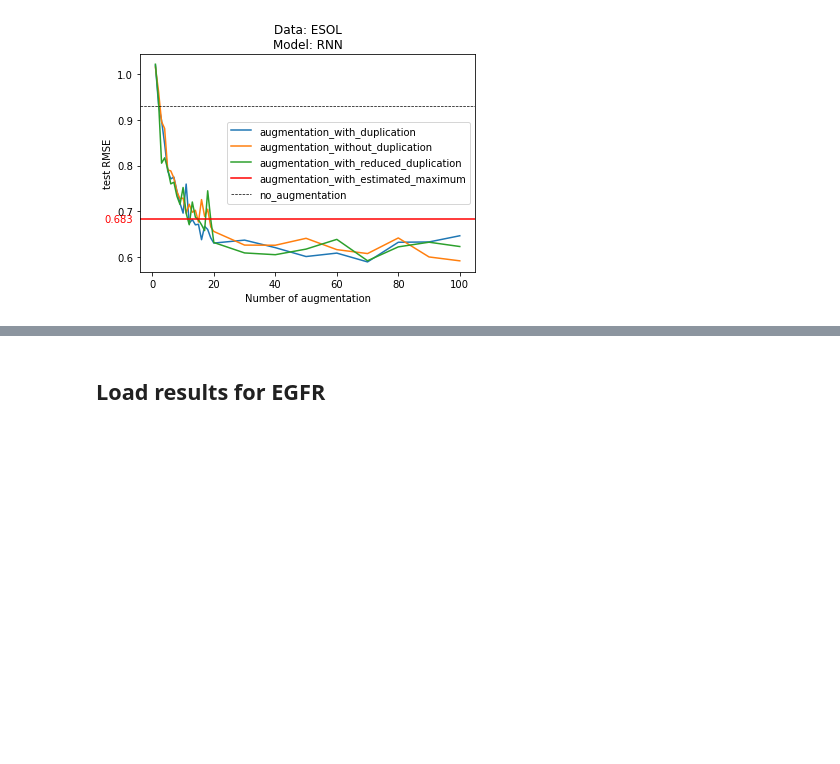
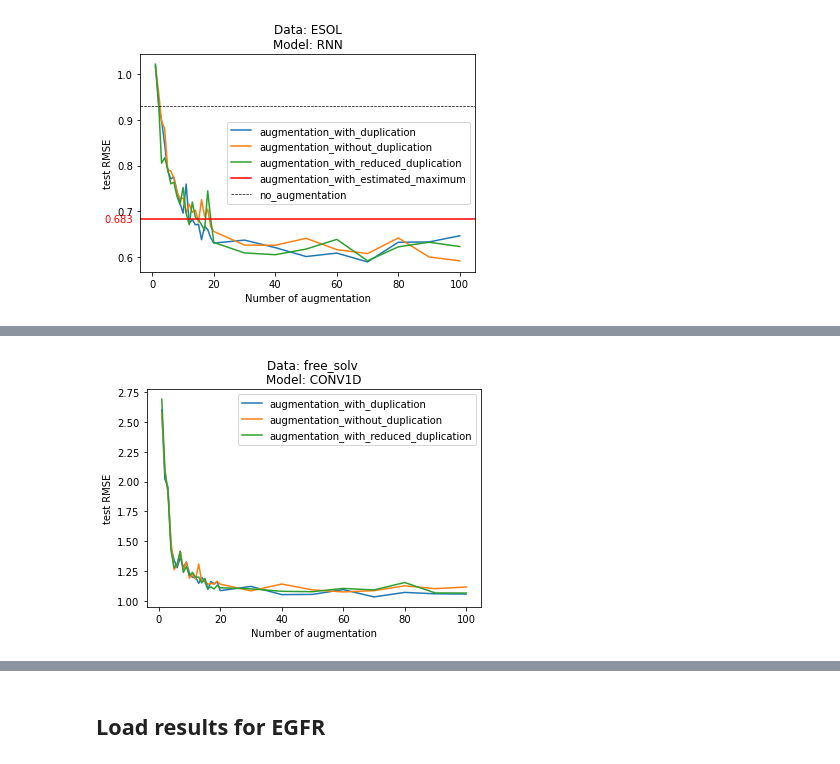
Before and after one commit to volkamerlab/maxsmi, a Jupyter notebook: maxsmi/results_tables.ipynb, the cells around one changed output, grey strips where cells are left out. Saved outputs shown, nothing was run; the diff lists cells and outputs as text; code cells hidden in the pictures; blank space fills up the shorter version.

```diff
--- a/maxsmi/results_tables.ipynb
+++ b/maxsmi/results_tables.ipynb
@@ -489,0 +638,4 @@ plot_metric_for_strategy("rmse",
+# %%
+plot_single("rmse", "test", full_grid, "free_solv", "CONV1D")
+# %% [output]
+[figure, added]
```
Also changed, not shown: parts of 6 cells of this notebook.
